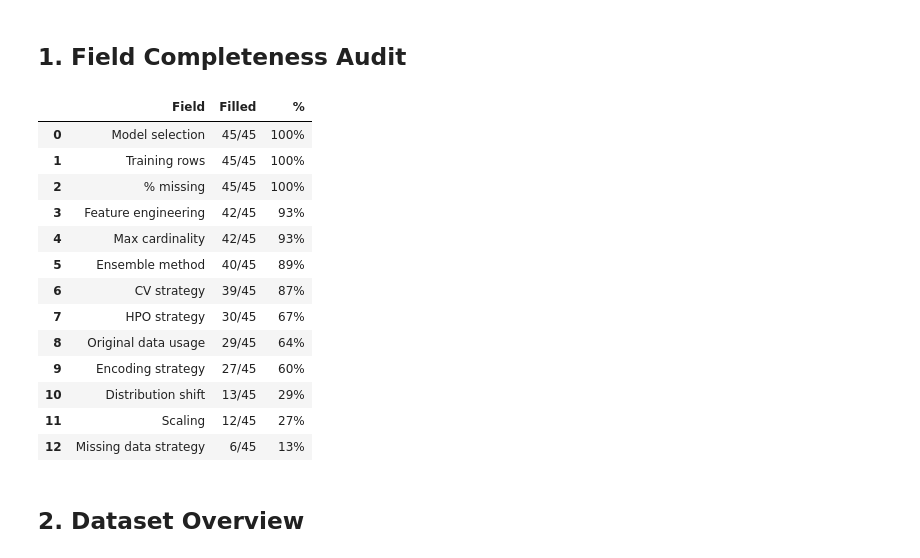
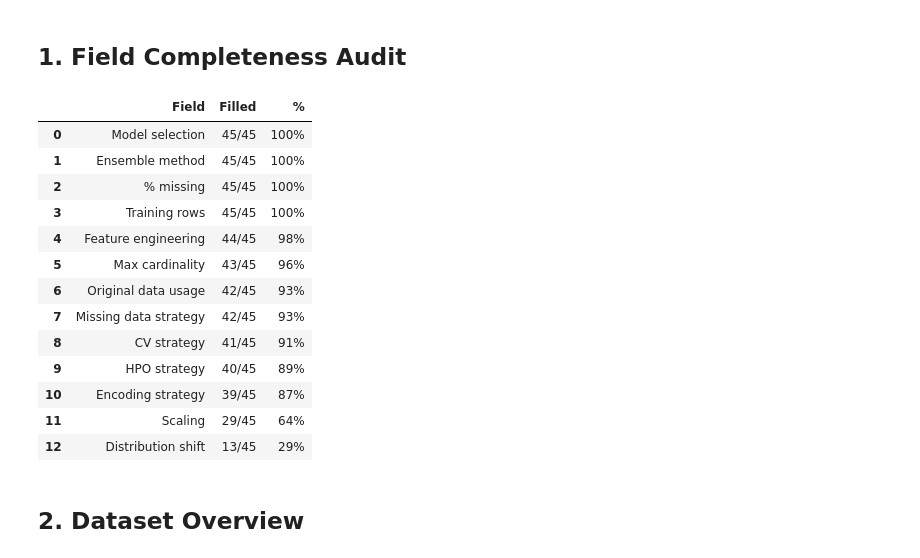
Before and after one commit to kennethyyoung/CS495-Mapping-Best-Empirical-Models, a Jupyter notebook: notebooks/01_eda.ipynb, the cells around one changed output. Cells and saved outputs as stored; diff of their text form; code cells hidden in the pictures.

```diff
--- a/notebooks/01_eda.ipynb
+++ b/notebooks/01_eda.ipynb
@@ -142,46 +142,51 @@ Name: count, dtype: int64
 # %%
 ANALYSIS_FIELDS = [
     ('dominant_base_model',  'Model selection'),
     ('fe_techniques',        'Feature engineering'),
     ('cv_strategy',          'CV strategy'),
     ('ensemble_method',      'Ensemble method'),
     ('original_data_usage',  'Original data usage'),
     ('encoding_strategy',    'Encoding strategy'),
     ('hyperparameter_tuning','HPO strategy'),
     ('scaling',              'Scaling'),
     ('missing_data_strategy','Missing data strategy'),
     ('distribution_shift',   'Distribution shift'),
     ('n_rows',               'Training rows'),
     ('max_cardinality',      'Max cardinality'),
     ('pct_missing',          '% missing'),
 ]
 
+# Use a narrower unknown set for the completeness audit.
+# `none` and `not_applicable` are real answers (winner explicitly did not use the technique).
+# Only `not_described` means we genuinely do not know.
+NOT_KNOWN = {'not_described', 'nan', ''}
+
 rows_out = []
 for field, label in ANALYSIS_FIELDS:
     filled = df[field].apply(
-        lambda v: pd.notna(v) and str(v).strip().lower() not in SKIP_VALS
+        lambda v: pd.notna(v) and str(v).strip().lower() not in NOT_KNOWN
     ).sum()
     pct = filled / N * 100
     rows_out.append({'Field': label, 'Filled': f'{filled}/{N}', '%': f'{pct:.0f}%',
                      '_pct': pct})
 
 comp_df = pd.DataFrame(rows_out).sort_values('_pct', ascending=False)
 display(comp_df[['Field', 'Filled', '%']].reset_index(drop=True))
 # %% [output]
 |  | Field | Filled | % |
 | 0 | Model selection | 45/45 | 100% |
-| 1 | Training rows | 45/45 | 100% |
+| 1 | Ensemble method | 45/45 | 100% |
 | 2 | % missing | 45/45 | 100% |
-| 3 | Feature engineering | 42/45 | 93% |
-| 4 | Max cardinality | 42/45 | 93% |
-| 5 | Ensemble method | 40/45 | 89% |
-| 6 | CV strategy | 39/45 | 87% |
-| 7 | HPO strategy | 30/45 | 67% |
-| 8 | Original data usage | 29/45 | 64% |
-| 9 | Encoding strategy | 27/45 | 60% |
-| 10 | Distribution shift | 13/45 | 29% |
-| 11 | Scaling | 12/45 | 27% |
-| 12 | Missing data strategy | 6/45 | 13% |
+| 3 | Training rows | 45/45 | 100% |
+| 4 | Feature engineering | 44/45 | 98% |
+| 5 | Max cardinality | 43/45 | 96% |
+| 6 | Original data usage | 42/45 | 93% |
+| 7 | Missing data strategy | 42/45 | 93% |
+| 8 | CV strategy | 41/45 | 91% |
+| 9 | HPO strategy | 40/45 | 89% |
+| 10 | Encoding strategy | 39/45 | 87% |
+| 11 | Scaling | 29/45 | 64% |
+| 12 | Distribution shift | 13/45 | 29% |
 # %% [markdown]
 ## 2. Dataset Overview
 # %%
```
Also changed, not shown: parts of 3 cells of this notebook, 9 other files.
